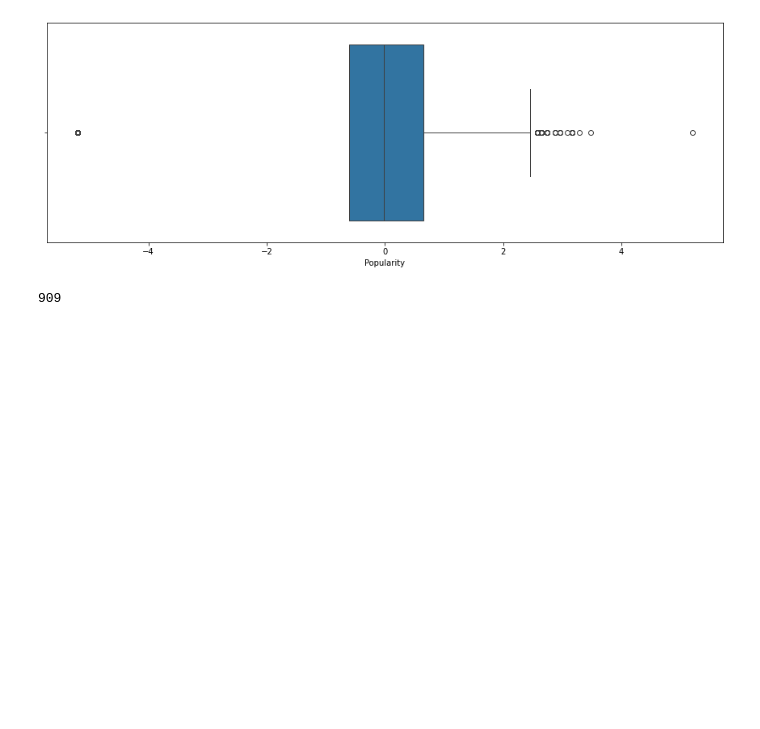
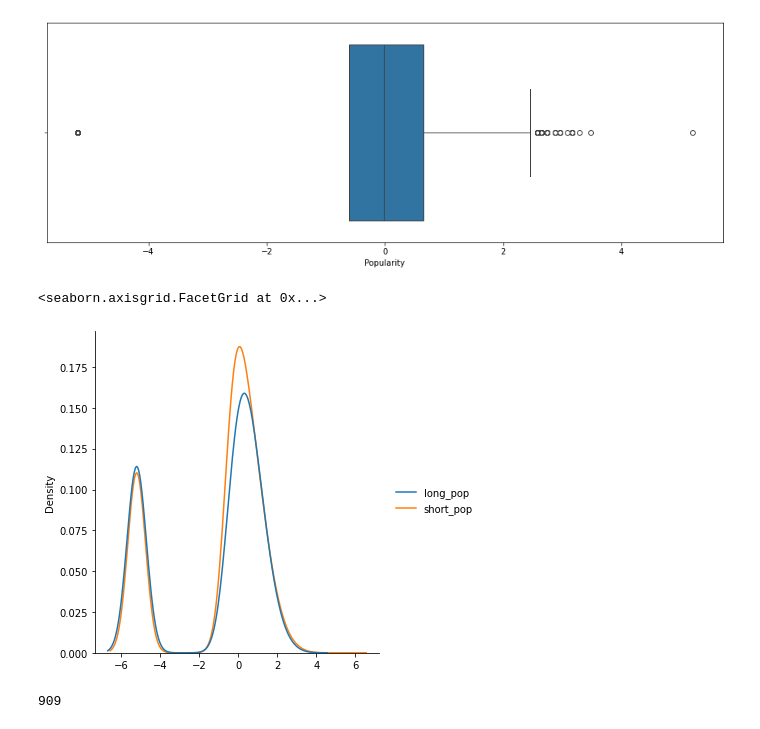
Before and after one commit to alib2014/Data-science, a Jupyter notebook: Statistic test/spotify.ipynb, the cells around one changed output. Cells and saved outputs as stored; diff of their text form; code cells hidden in the pictures; blank space fills up the shorter version.

```diff
--- a/Statistic test/spotify.ipynb
+++ b/Statistic test/spotify.ipynb
@@ -212,6 +222,16 @@ sns.boxplot(x=shortMusic['Popularity'])
 plt.show()
 # %% [output]
 [figure]
+# %%
+long_pop = pd.DataFrame(data=np.array(longMusic['Popularity']), columns=['long_pop'])
+short_pop = pd.DataFrame(data=np.array(shortMusic['Popularity']), columns=['short_pop'])
+# %%
+time = pd.concat([long_pop, short_pop])
+# %%
+sns.displot(data=time, kind='kde')
+# %% [output]
+<seaborn.axisgrid.FacetGrid at 0x...>
+[figure, added]
 # %%
 genres = {'1'}
 allGen = dataset['Artist Genres']
```
Also changed, not shown: parts of 5 cells of this notebook, 1 other file.
